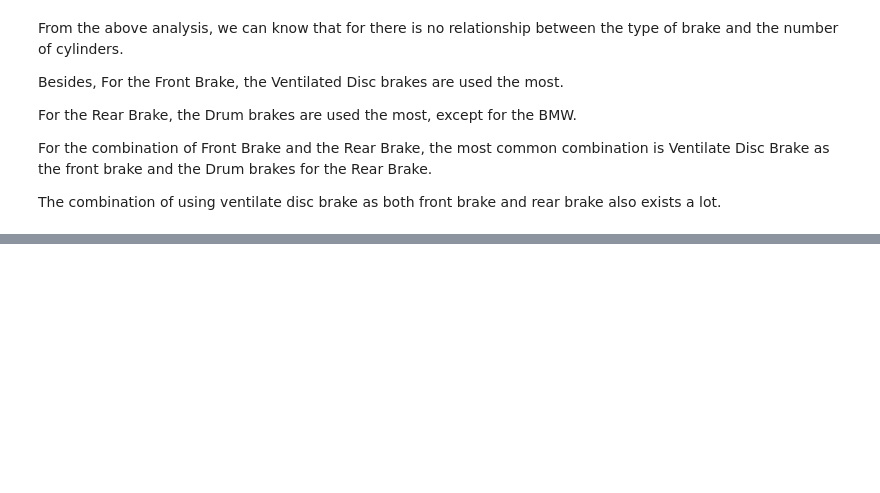
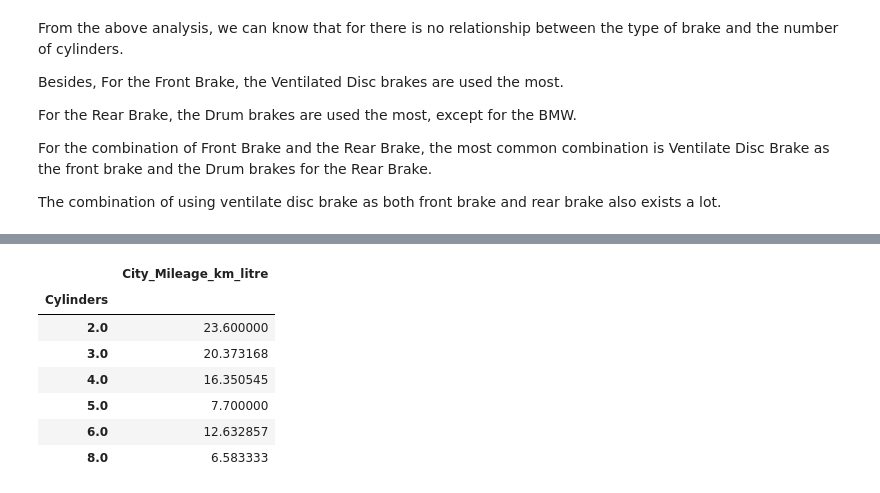
Before and after one commit to Hejiaqi9873/Case_study_4_automobile, a Jupyter notebook: case_study4.ipynb, the cells around one changed output, grey strips where cells are left out. Saved outputs shown, nothing was run; the diff lists cells and outputs as text; code cells hidden in the pictures; blank space fills up the shorter version.

```diff
--- a/case_study4.ipynb
+++ b/case_study4.ipynb
@@ -582,0 +632,12 @@ The combination of using ventilate disc brake as both front brake and rear brake
+# %%
+grouop_by_df = q3_df.groupby('Cylinders').mean()
+grouop_by_df
+# %% [output]
+|  | City_Mileage_km_litre |
+| Cylinders |  |
+| 2.0 | 23.600000 |
+| 3.0 | 20.373168 |
+| 4.0 | 16.350545 |
+| 5.0 | 7.700000 |
+| 6.0 | 12.632857 |
+| 8.0 | 6.583333 |
```
Also changed, not shown: parts of 7 cells of this notebook, 1 other file.
